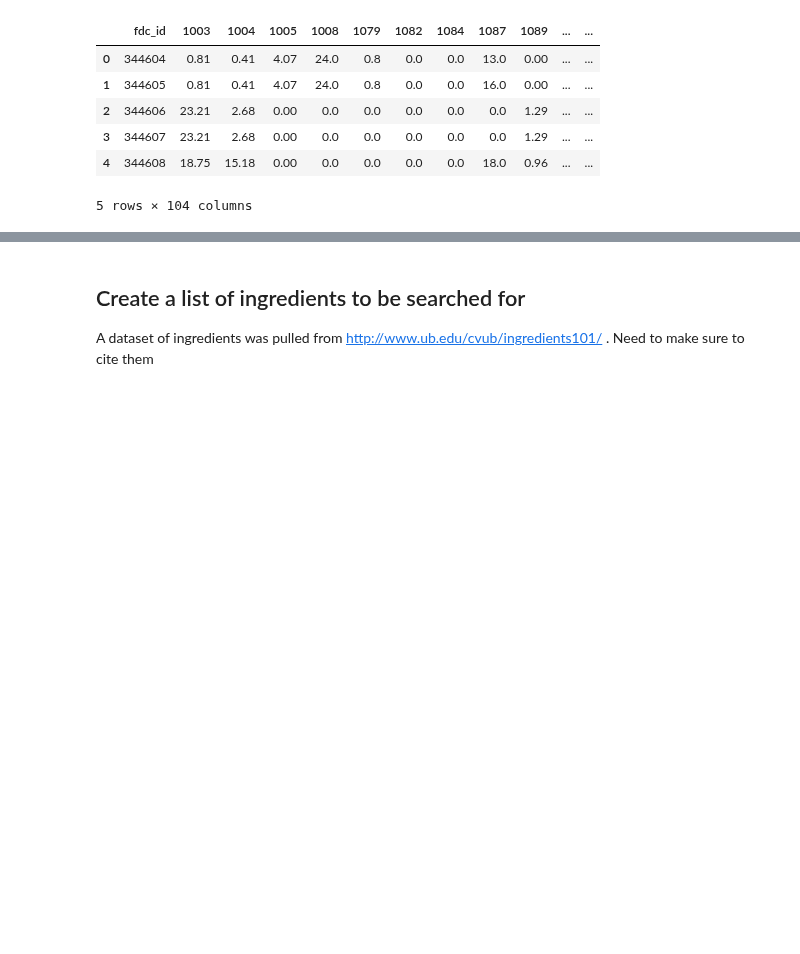
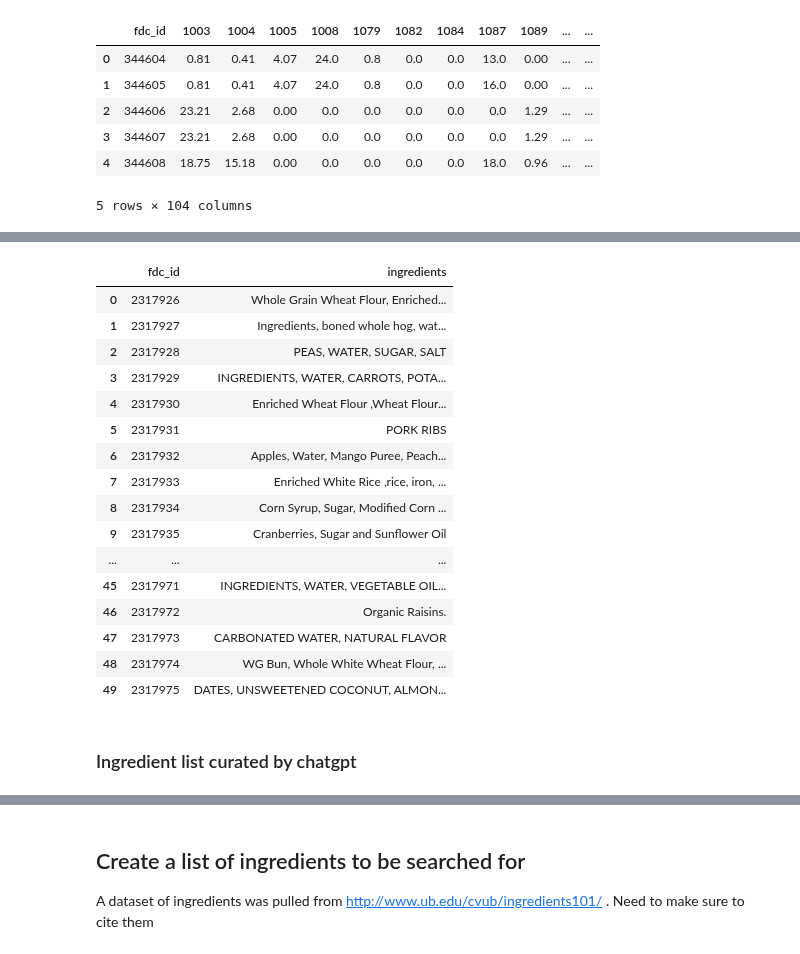
Before and after one commit to amoltkale/ai_chatbot_food_knowledge_graph, a Jupyter notebook: models/nutritional_analysis/food_data_central/1. Creating Food Nutrient Matrix.ipynb, the cells around one changed output, grey strips where cells are left out. Saved outputs shown, nothing was run; the diff lists cells and outputs as text; code cells hidden in the pictures; blank space fills up the shorter version.

Commit message:
added curated list of ingredients from chatgpt

```diff
--- a/models/nutritional_analysis/food_data_central/1. Creating Food Nutrient Matrix.ipynb
+++ b/models/nutritional_analysis/food_data_central/1. Creating Food Nutrient Matrix.ipynb
@@ -142,0 +145,4 @@ nutrient_df.head()
+# %%
+ingredient_df = pd.DataFrame(ingredient_data)
+print(ingredient_df.shape) #there are more fdc_ids in this table bc not every fdc_id has nutrients
+ingredient_df.head(3)
@@ -142,0 +157,7 @@ nutrient_df.head()
+# %%
+ingredient_df['ingredients'] = ingredient_df['ingredients'].str.replace(':',',')
+ingredient_df['ingredients'] = ingredient_df['ingredients'].str.replace('(',',')
+ingredient_df['ingredients'] = ingredient_df['ingredients'].str.replace('[',',')
+ingredient_df['ingredients'] = ingredient_df['ingredients'].str.replace(')','')
+ingredient_df['ingredients'] = ingredient_df['ingredients'].str.replace(']','')
+ingredient_df
@@ -142,0 +178,22 @@ nutrient_df.head()
+# %%
+ingredient_df.head(50)
+# %% [output]
+|  | fdc_id | ingredients |
+| 0 | 2317926 | Whole Grain Wheat Flour, Enriched... |
+| 1 | 2317927 | Ingredients, boned whole hog, wat... |
+| 2 | 2317928 | PEAS, WATER, SUGAR, SALT |
+| 3 | 2317929 | INGREDIENTS, WATER, CARROTS, POTA... |
+| 4 | 2317930 | Enriched Wheat Flour ,Wheat Flour... |
+| 5 | 2317931 | PORK RIBS |
+| 6 | 2317932 | Apples, Water, Mango Puree, Peach... |
+| 7 | 2317933 | Enriched White Rice ,rice, iron, ... |
+| 8 | 2317934 | Corn Syrup, Sugar, Modified Corn ... |
+| 9 | 2317935 | Cranberries, Sugar and Sunflower Oil |
+| ... | ... | ... |
+| 45 | 2317971 | INGREDIENTS, WATER, VEGETABLE OIL... |
+| 46 | 2317972 | Organic Raisins. |
+| 47 | 2317973 | CARBONATED WATER, NATURAL FLAVOR |
+| 48 | 2317974 | WG Bun, Whole White Wheat Flour, ... |
+| 49 | 2317975 | DATES, UNSWEETENED COCONUT, ALMON... |
+# %% [markdown]
+### Ingredient list curated by chatgpt
```
Also changed, not shown: parts of 9 cells of this notebook.
